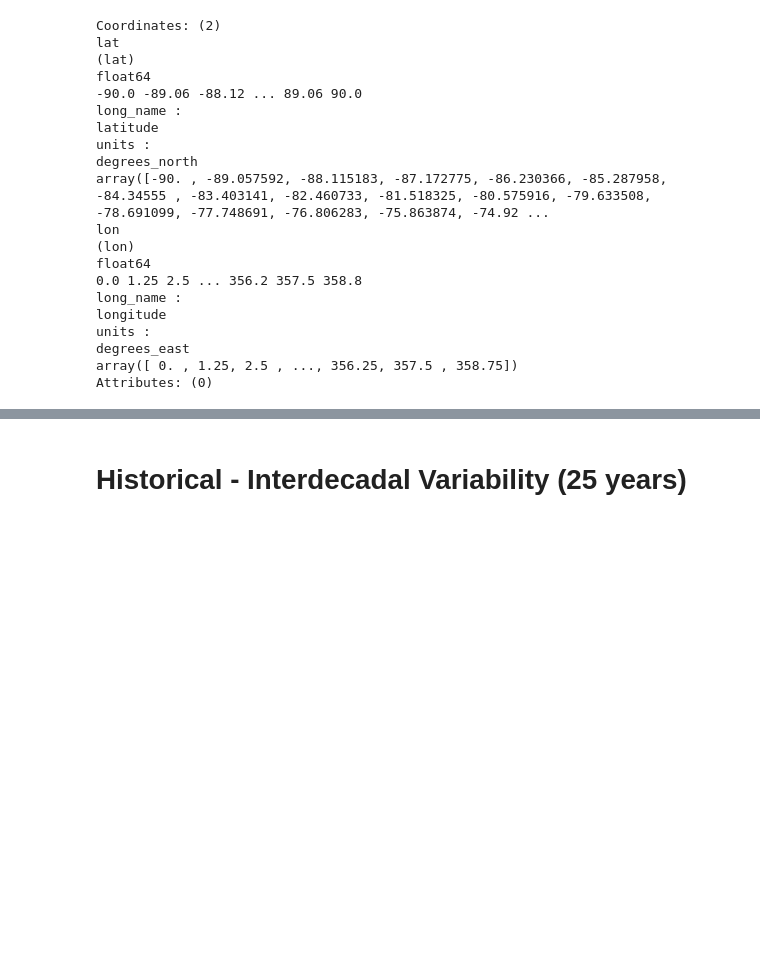
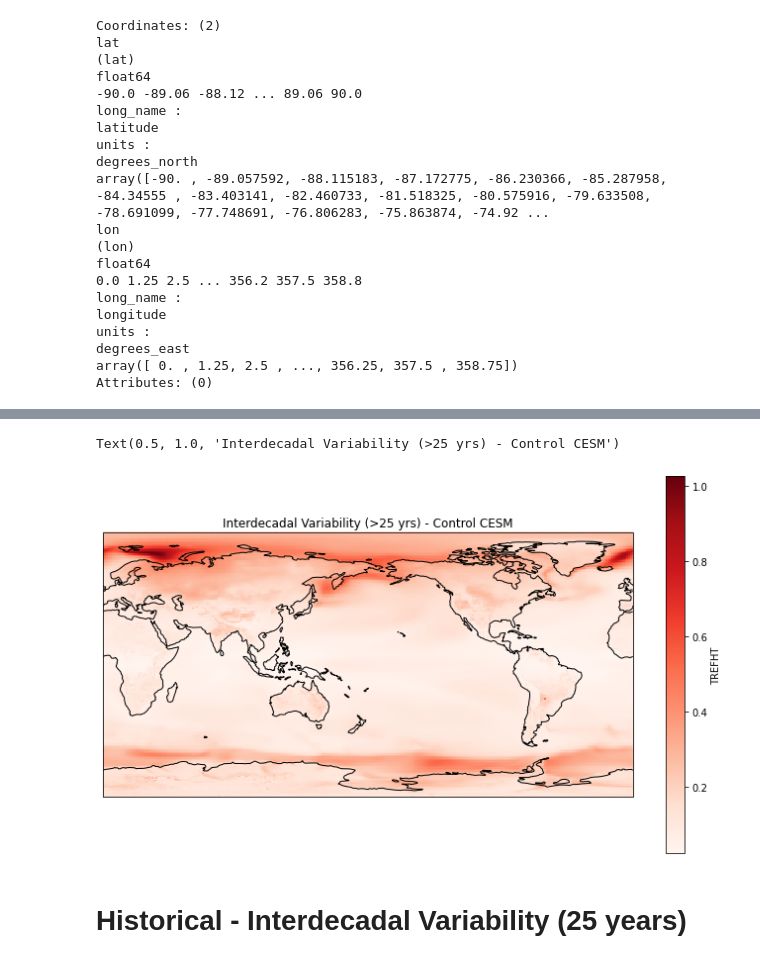
Before and after one commit to mailesasaki/cesmle_variability_analysis, a Jupyter notebook: parsons_figure_recreation.ipynb, the cells around one changed output, grey strips where cells are left out. Saved outputs shown, nothing was run; the diff lists cells and outputs as text; code cells hidden in the pictures; blank space fills up the shorter version.

```diff
--- a/parsons_figure_recreation.ipynb
+++ b/parsons_figure_recreation.ipynb
@@ -335,3 +358,14 @@ Text(0.5, 1.0, 'Interdecadal Variability (>25 yrs) - Control CESM')
+# %%
+# Plate Carree Projection
+
+plt.rcParams['figure.figsize'] = [12, 7]
+ax = plt.axes(projection=ccrs.PlateCarree(central_longitude=180))
+control_interd_variability.plot(ax=ax, transform=ccrs.PlateCarree(), cmap='Reds')
+ax.coastlines(color='black', linewidth=1)
+plt.title('Interdecadal Variability (>25 yrs) - Control CESM')
+# %% [output]
+Text(0.5, 1.0, 'Interdecadal Variability (>25 yrs) - Control CESM')
+[figure, added]
 # %% [markdown]
 # Historical - Interdecadal Variability (25 years)
 # %%
```
Also changed, not shown: parts of 6 cells of this notebook.
